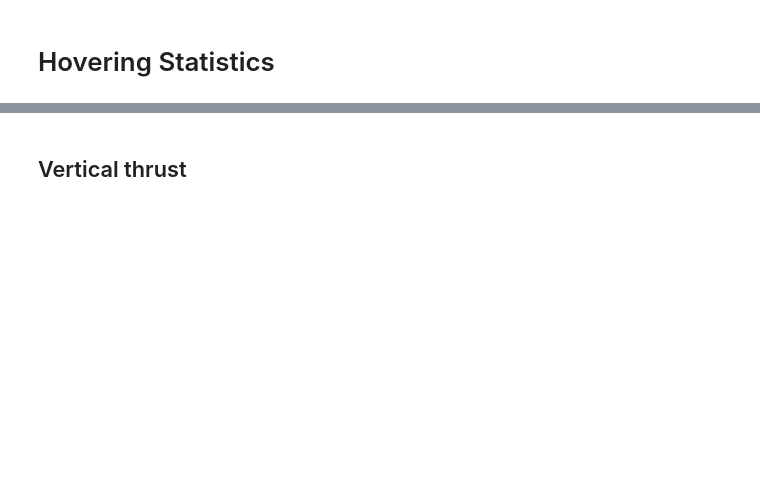
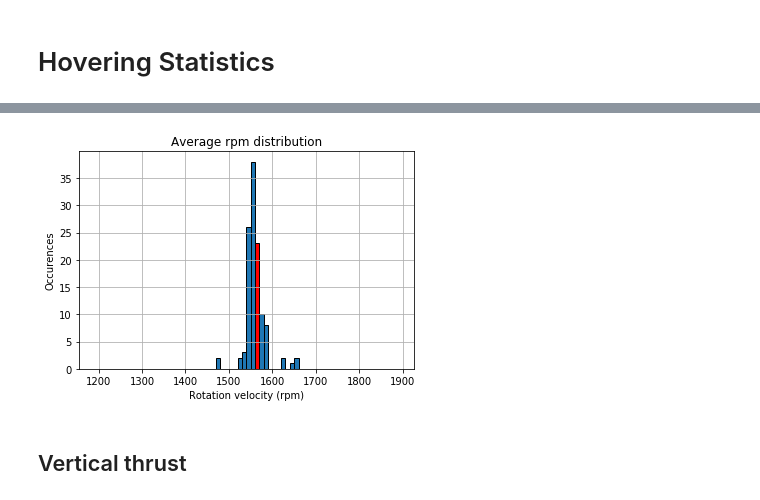
Before and after one commit to lucasschn/LogAnalysis, a Jupyter notebook: Hovering/Hovering Review.ipynb, the cells around one changed output, grey strips where cells are left out. Saved outputs shown, nothing was run; the diff lists cells and outputs as text; code cells hidden in the pictures; blank space fills up the shorter version.

```diff
--- a/Hovering/Hovering Review.ipynb
+++ b/Hovering/Hovering Review.ipynb
@@ -118,4 +103,2 @@ except IOError:
 # %%
-paydet = payload.Payload_detecter
-print(log_path)
-paydet.create_database(log_path)
+paydet = payload.Payload_detecter()
@@ -143,21 +123,23 @@ for k in sorted(range(0,len(rpm_bins))):
 # %%
 #define RPMMAX 1900 ~30Hz
 #define RPMMIN 1200 ~20Hz
 
 color_list = []
 for k in range(len(rpm_bins)):
     if k == bin_index :
         color_list.append('r')
     else :
         color_list.append('None')
 
 plt.figure()
-pdrpm = pd.Series(rpm)
+pdrpm = pd.Series(paydet.rpm)
 hist = pdrpm.plot(kind='hist', bins=rpm_bins,edgecolor='k',title='Average rpm distribution')
 plt.grid()
 plt.xlabel('Rotation velocity (rpm)')
 plt.ylabel('Occurences')
 hist.patches[bin_index].set_facecolor('r') # the bin in which the current file average falls is highlighted
+# %% [output]
+[figure, added]
 # %% [markdown]
 ## Vertical thrust
 # %%
```
Also changed, not shown: parts of 21 cells of this notebook, 7 other files.
